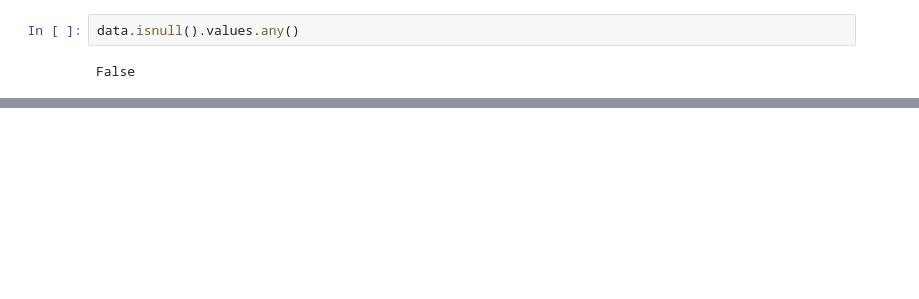
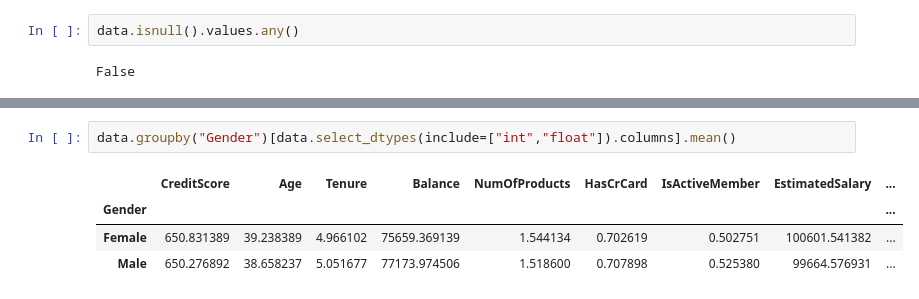
Before and after one commit to Aminbyt/customer-churn-rate-prediction, a Jupyter notebook: notebook/bank_customer_churn.ipynb, the cells around one changed output, grey strips where cells are left out. Cells and saved outputs as stored; diff of their text form; blank space fills up the shorter version.

```diff
--- a/notebook/bank_customer_churn.ipynb
+++ b/notebook/bank_customer_churn.ipynb
@@ -77,0 +111,7 @@ False
+# %%
+data.groupby("Gender")[data.select_dtypes(include=["int","float"]).columns].mean()
+# %% [output]
+|  | CreditScore | Age | Tenure | Balance | NumOfProducts | HasCrCard | IsActiveMember | EstimatedSalary | ... |
+| Gender |  |  |  |  |  |  |  |  | ... |
+| Female | 650.831389 | 39.238389 | 4.966102 | 75659.369139 | 1.544134 | 0.702619 | 0.502751 | 100601.541382 | ... |
+| Male | 650.276892 | 38.658237 | 5.051677 | 77173.974506 | 1.518600 | 0.707898 | 0.525380 | 99664.576931 | ... |
```
Also changed, not shown: parts of 7 cells of this notebook.
